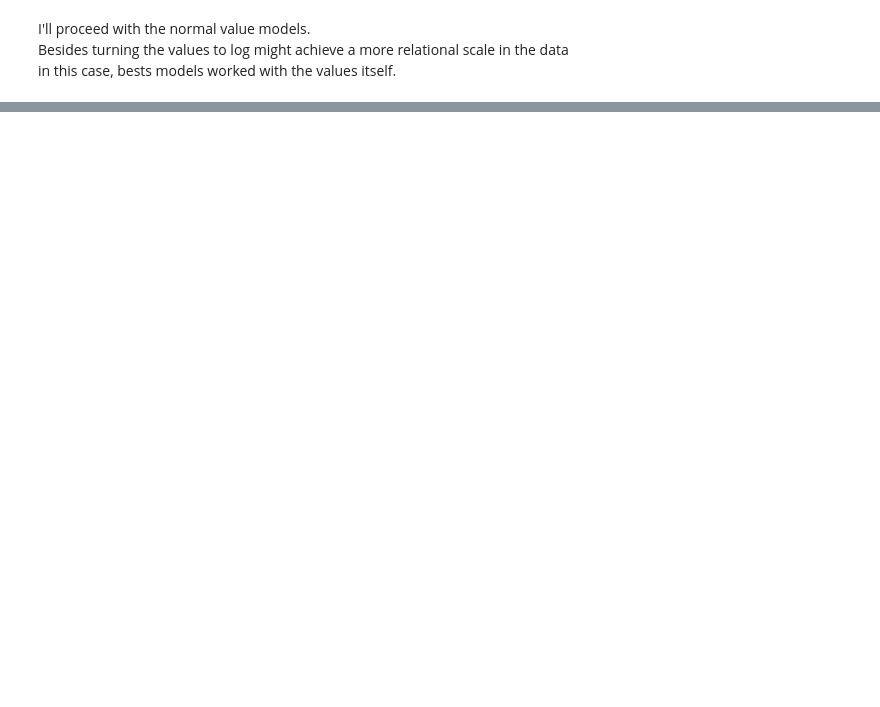
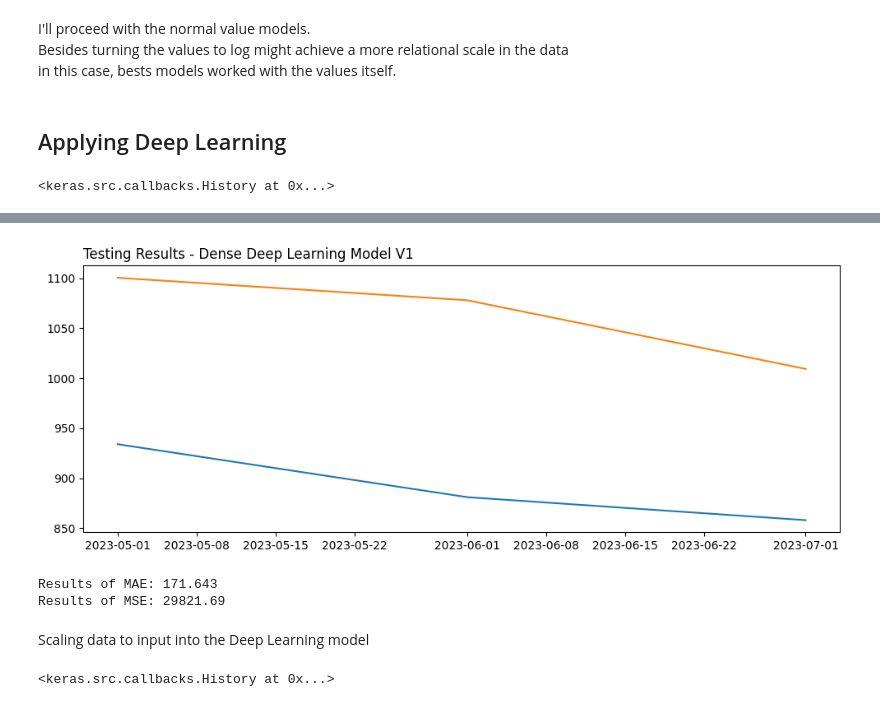
Before and after one commit to ViniAndrade10/Hot_Rolled_Coil_Price_Prediction, a Jupyter notebook: notebooks/Hot_Rolled_Coil_Price_Prediction.ipynb, the cells around one changed output, grey strips where cells are left out. Drawn from its saved outputs; the diff is of its cells as text; code cells hidden in the pictures; blank space fills up the shorter version.

```diff
--- a/notebooks/Hot_Rolled_Coil_Price_Prediction.ipynb
+++ b/notebooks/Hot_Rolled_Coil_Price_Prediction.ipynb
@@ -402,3 +444,37 @@ Results of MSE: 0.011
 I'll proceed with the normal value models.\
 Besides turning the values to log might achieve a more relational scale in the data\
 in this case, bests models worked with the values itself.
+# %% [markdown]
+## Applying Deep Learning
+# %%
+X_new_v1 = X_new.values
+y_new_v1 = y_new.values
+# %%
+X_train_new_v1 = X_new_v1[:slicing, :]
+X_test_new_v1 = X_new_v1[slicing:, :]
+
+y_train_new_v1 = y_new_v1[:slicing]
+y_test_new_v1 = y_new_v1[slicing:]
+# %%
+# Defining Model
+model = Sequential()
+model.add(Dense(100, activation="relu"))
+model.add(Dense(50, activation="relu"))
+model.add(Dense(20, activation="relu"))
+model.add(Dense(1))
+
+model.compile(
+    loss="mean_absolute_error",
+    optimizer="adam",
+    metrics=["mean_squared_error", "mean_absolute_error"]
+)
+
+model.fit(X_train_new_v1, y_train_new_v1, epochs=1000, verbose=0)
+# %% [output]
+<keras.src.callbacks.History at 0x...>
+# %%
+model_result_v1 = model.predict(X_test_new_v1)
+
+plotting_results(datas, y_test_new, model_result_v1, "Dense Deep Learning Model", "V1")
+checking_results(y_test_new_v1, model_result_v1)
+# %% [output]
@@ -404,0 +482,5 @@ in this case, bests models worked with the values itself.
+[figure, added]
+Results of MAE: 171.643
+Results of MSE: 29821.69
+# %% [markdown]
+Scaling data to input into the Deep Learning model
@@ -404,0 +495,17 @@ in this case, bests models worked with the values itself.
+# %%
+# Defining Model
+model_v2 = Sequential()
+model_v2.add(Dense(100, activation="relu"))
+model_v2.add(Dense(50, activation="relu"))
+model_v2.add(Dense(20, activation="relu"))
+model_v2.add(Dense(1))
+
+model_v2.compile(
+    loss="mean_absolute_error",
+    optimizer="adam",
+    metrics=["mean_squared_error", "mean_absolute_error"]
+)
+
+model.fit(X_scaled_train, y_scaled_train, epochs=1000, verbose=0)
+# %% [output]
+<keras.src.callbacks.History at 0x...>
```
Also changed, not shown: parts of 14 cells of this notebook.
